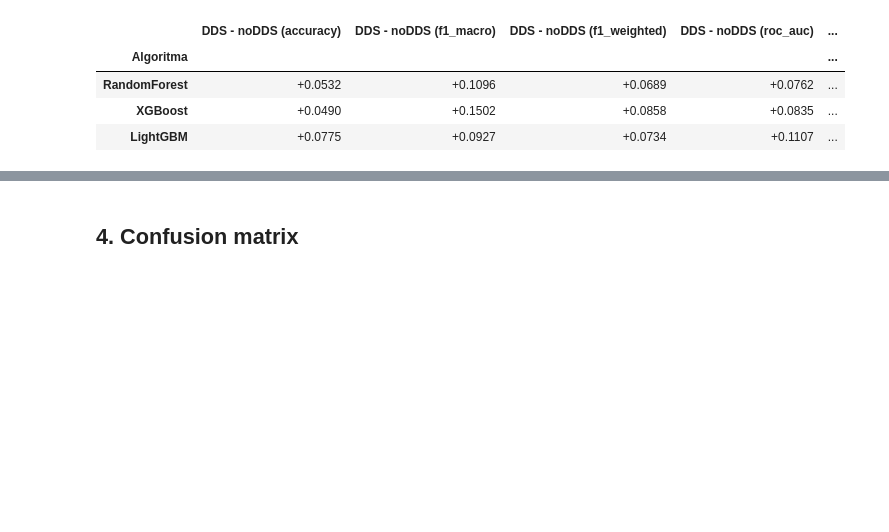
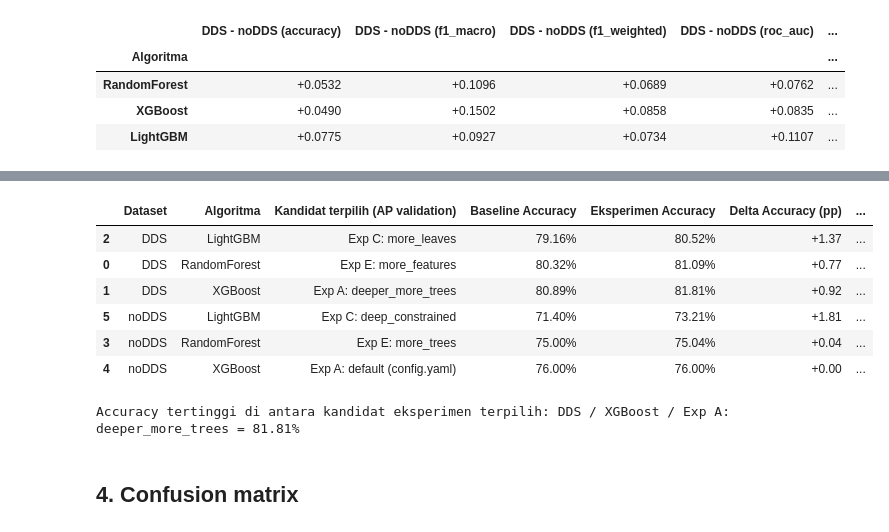
Before and after one commit to Cattelll/Bridge-Prediction, a Jupyter notebook: notebooks/08_final_evaluation.ipynb, the cells around one changed output, grey strips where cells are left out. Drawn from its saved outputs; the diff is of its cells as text; code cells hidden in the pictures; blank space fills up the shorter version.

```diff
--- a/notebooks/07_final_evaluation.ipynb
+++ b/notebooks/08_final_evaluation.ipynb
@@ -49,10 +47,6 @@ import yaml
 
 with open(ROOT / 'configs' / 'config.yaml', encoding='utf-8') as f:
     config = yaml.safe_load(f)
-with open(OUT / 'nb06_summary.json', encoding='utf-8') as f:
-    experiment_summary = json.load(f)
-experiment_results = pd.read_csv(OUT / 'nb06_val_comparison.csv', index_col=0)
-
 baseline_params = config['models']
 baseline_params_df = pd.DataFrame([
     {'Model': 'RandomForest', 'Parameter baseline': json.dumps(baseline_params['random_forest'], ensure_ascii=False)},
@@ -60,20 +54,6 @@ baseline_params_df = pd.DataFrame([
     {'Model': 'LightGBM', 'Parameter baseline': json.dumps(baseline_params['lightgbm'], ensure_ascii=False)},
 ])
 display(baseline_params_df)
-
-best_experiment_params = pd.DataFrame([
-    {'Eksperimen': 'XGBoost Exp A', 'Parameter terpilih': json.dumps(experiment_summary['best_xgb_params_exp_a'])},
-    {'Eksperimen': 'LightGBM Exp C', 'Parameter terpilih': json.dumps(experiment_summary['best_lgbm_params_exp_c'])},
-    {'Eksperimen': 'RandomForest Exp E', 'Parameter terpilih': json.dumps(experiment_summary['best_rf_params_exp_e'])},
-    {'Eksperimen': 'XGBoost Exp F', 'Parameter terpilih': 'alpha=' + str(experiment_summary['best_alpha_exp_f'])},
-    {'Eksperimen': 'Threshold XGBoost Exp F', 'Parameter terpilih': 'threshold=' + str(experiment_summary['best_threshold_exp_f'])},
-])
-display(best_experiment_params)
-display(experiment_results.sort_values('average_precision', ascending=False).style.format(precision=4))
-print('Dipilih berdasarkan AP validation:', experiment_summary['selected_by_validation_average_precision'])
-print('F1 macro validation tertinggi:', experiment_summary['selected_by_validation_f1_macro_secondary'])
-print('Accuracy validation tertinggi:', experiment_summary['selected_by_validation_accuracy_secondary'])
-print('Jumlah kandidat:', experiment_summary['n_candidates_compared_on_validation'])
 # %% [output]
 |  | Model | Parameter baseline |
 | 0 | RandomForest | {"n_estimators": 300, "max_depth"... |
@@ -295,3 +281,51 @@ Selisih positif berarti metrik meningkat saat 10 fitur trik DDS disertakan.
+# %%
+selected_by_ap = test_experiments[
+    test_experiments['experiment'].str.startswith(('Exp A:', 'Exp C:', 'Exp E:'))
+].copy()
+
+baseline_test_rows = []
+for result in final_results:
+    candidate = selected_by_ap[
+        (selected_by_ap['dataset'] == result['dataset_variant']) &
+        (selected_by_ap['algorithm'] == result['algorithm'])
+    ]
+    if len(candidate) != 1:
+        raise ValueError(f"Harus ada tepat satu eksperimen terpilih untuk {result['dataset_variant']} / {result['algorithm']}")
+    candidate = candidate.iloc[0]
+    baseline_test_rows.append({
+        'Dataset': result['dataset_variant'],
+        'Algoritma': result['algorithm'],
+        'Kandidat terpilih (AP validation)': candidate['experiment'],
+        'Baseline Accuracy': float(result['accuracy']),
+        'Eksperimen Accuracy': float(candidate['accuracy']),
+        'Delta Accuracy (pp)': float((candidate['accuracy'] - result['accuracy']) * 100),
+        'Baseline F1 Macro': float(result['f1_macro']),
+        'Eksperimen F1 Macro': float(candidate['f1_macro']),
+        'Baseline ROC-AUC': float(result['roc_auc']),
+        'Eksperimen ROC-AUC': float(candidate['roc_auc']),
+        'Baseline AP': float(result['average_precision']),
+        'Eksperimen AP': float(candidate['average_precision']),
+    })
+algorithm_evaluation_df = pd.DataFrame(baseline_test_rows).sort_values(['Dataset', 'Algoritma'])
+algorithm_evaluation_df.to_csv(OUT / 'nb07_algorithm_test_evaluation.csv', index=False)
+formats = {c: '{:.2%}' for c in ['Baseline Accuracy', 'Eksperimen Accuracy']}
+formats.update({c: '{:.4f}' for c in ['Baseline F1 Macro','Eksperimen F1 Macro','Baseline ROC-AUC','Eksperimen ROC-AUC','Baseline AP','Eksperimen AP']})
+formats['Delta Accuracy (pp)'] = '{:+.2f}'
+display(algorithm_evaluation_df.style.format(formats).highlight_max(subset=['Baseline Accuracy','Eksperimen Accuracy'], color='#C8E6C9'))
+
+best_candidate_test = algorithm_evaluation_df.loc[algorithm_evaluation_df['Eksperimen Accuracy'].idxmax()]
+print('Accuracy tertinggi di antara kandidat eksperimen terpilih: {} / {} / {} = {:.2%}'.format(
+    best_candidate_test['Dataset'], best_candidate_test['Algoritma'],
+    best_candidate_test['Kandidat terpilih (AP validation)'], best_candidate_test['Eksperimen Accuracy']))
+# %% [output]
+|  | Dataset | Algoritma | Kandidat terpilih (AP validation) | Baseline Accuracy | Eksperimen Accuracy | Delta Accuracy (pp) | ... |
+| 2 | DDS | LightGBM | Exp C: more_leaves | 79.16% | 80.52% | +1.37 | ... |
+| 0 | DDS | RandomForest | Exp E: more_features | 80.32% | 81.09% | +0.77 | ... |
+| 1 | DDS | XGBoost | Exp A: deeper_more_trees | 80.89% | 81.81% | +0.92 | ... |
+| 5 | noDDS | LightGBM | Exp C: deep_constrained | 71.40% | 73.21% | +1.81 | ... |
+| 3 | noDDS | RandomForest | Exp E: more_trees | 75.00% | 75.04% | +0.04 | ... |
+| 4 | noDDS | XGBoost | Exp A: default (config.yaml) | 76.00% | 76.00% | +0.00 | ... |
+Accuracy tertinggi di antara kandidat eksperimen terpilih: DDS / XGBoost / Exp A: deeper_more_trees = 81.81%
 # %% [markdown]
 ## 4. Confusion matrix
 # %%
```
Also changed, not shown: parts of 8 cells of this notebook, 9 other files.
